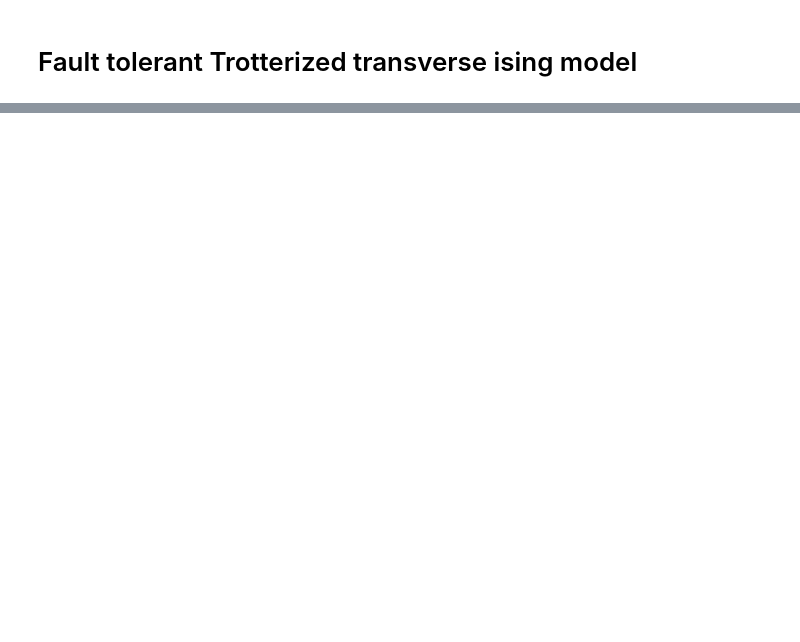
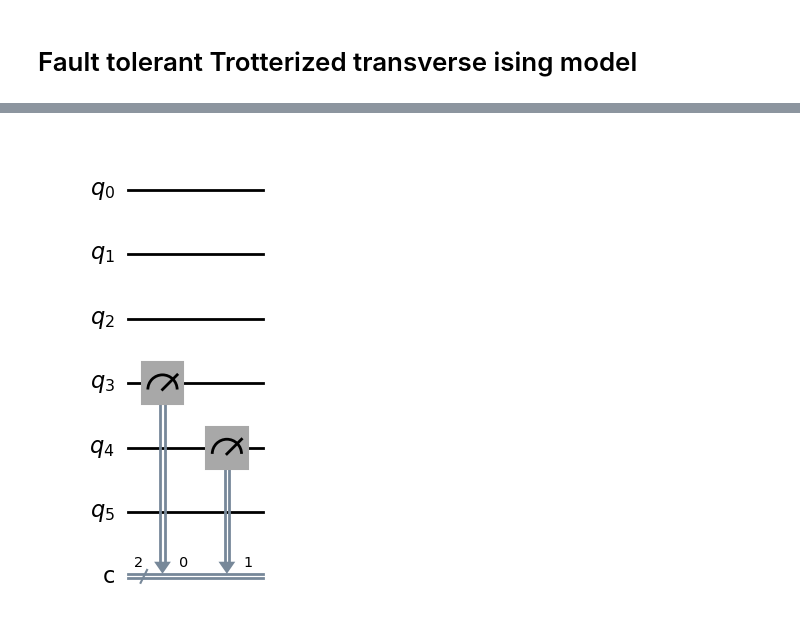
Before and after one commit to davidcherney/quantum_error_correction, a Jupyter notebook: Shor_qecc.ipynb, the cells around one changed output, grey strips where cells are left out. Saved outputs shown, nothing was run; the diff lists cells and outputs as text; code cells hidden in the pictures; blank space fills up the shorter version.

```diff
--- a/Shor_qecc.ipynb
+++ b/Shor_qecc.ipynb
@@ -527,0 +617,29 @@ plot_state_city(state_diff)
+# %%
+max_trotter_steps = 10
+num_qubits = 6
+middle_qubit = num_qubits // 2
+measured_qubits = [middle_qubit,middle_qubit+1] # measure "survivability" of the middle qubits
+
+qc_list = []
+for trotter_steps in range(max_trotter_steps):
+    qc = generate_1d_tfim_circuit(
+        num_qubits=num_qubits,
+        num_trotter_steps=trotter_steps, # his mistake
+        rx_angle=rx_angle,
+        num_cl_bits=len(measured_qubits), # One classical bit for each "middle qubit"
+        trotter_barriers=True, layer_barriers=True
+    )
+    append_mirrored_1d_tfim_circuit(
+        qc,
+        num_qubits,
+        num_trotter_steps = trotter_steps,
+        rx_angle=rx_angle,
+        trotter_barriers=True, layer_barriers=True)
+    qc.measure(measured_qubits,
+               list(range(len(measured_qubits)))# measurements sent to classical registers 0,1...
+              )
+    qc_list.append(qc)
+# %%
+qc_list[0].draw(output='mpl', fold=-1)
+# %% [output]
+[figure, added]
```
Also changed, not shown: parts of 42 cells of this notebook, 4 other files.
